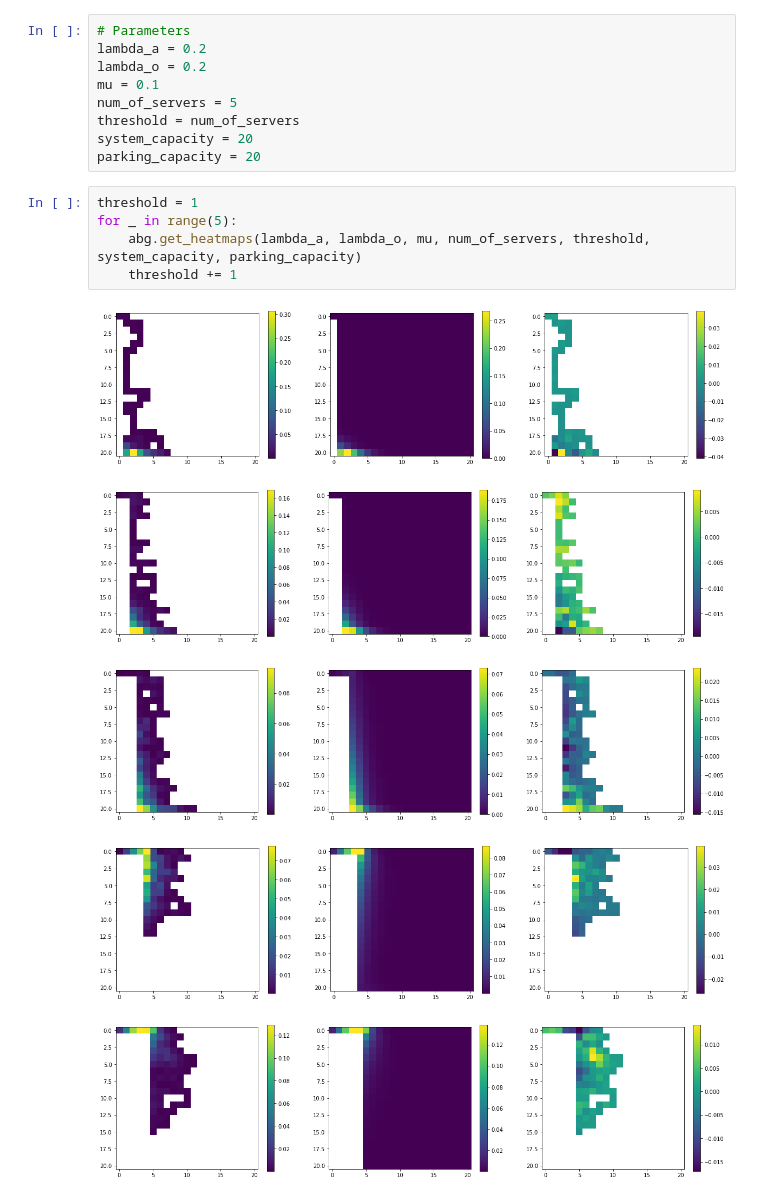
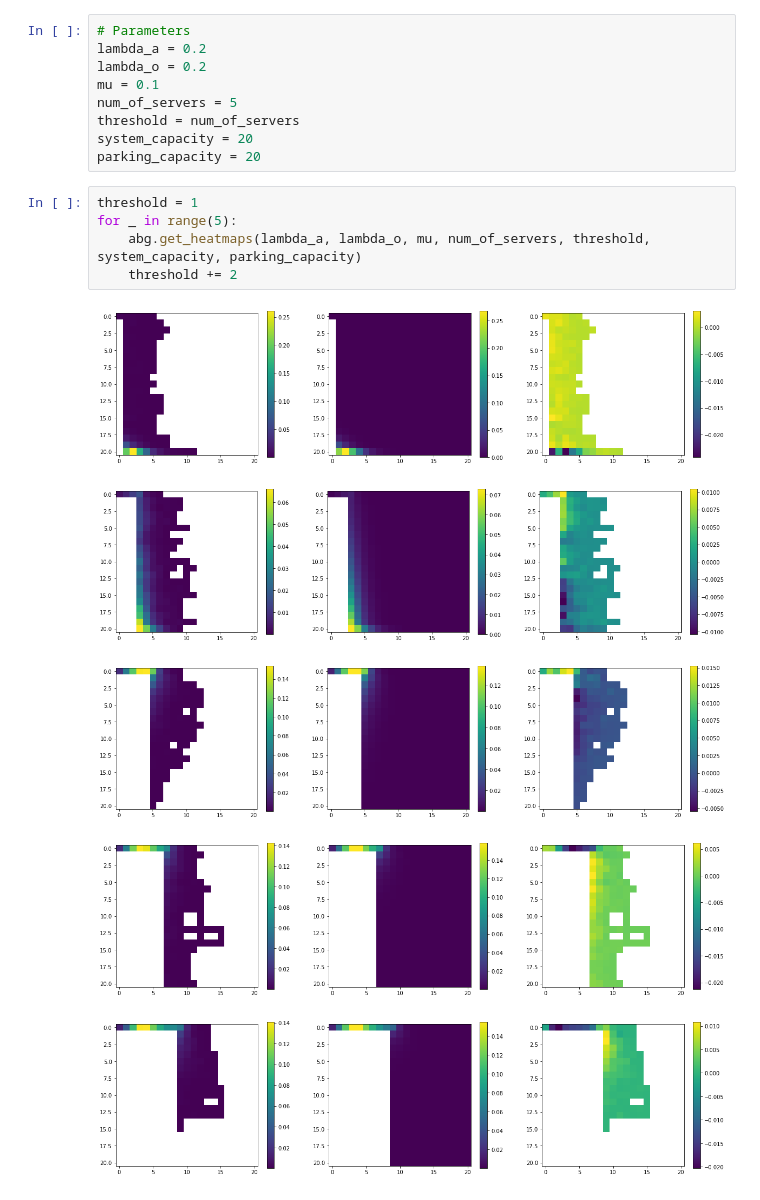
Before and after one commit to MichalisPanayides/AmbulanceDecisionGame, a Jupyter notebook: nbs/results/Comparisons/Compare_state_probabilities.ipynb, the cells around one changed output. Cells and saved outputs as stored; diff of their text form.

```diff
--- a/nbs/results/Comparisons/Compare_state_probabilities.ipynb
+++ b/nbs/results/Comparisons/Compare_state_probabilities.ipynb
@@ -110,11 +106,11 @@ parking_capacity = 20
 # %%
 threshold = 1
 for _ in range(5):
     abg.get_heatmaps(lambda_a, lambda_o, mu, num_of_servers, threshold, system_capacity, parking_capacity)
-    threshold += 1
+    threshold += 2
 # %% [output]
-[figure, old version]
+[figure, new version]
-[figure, old version]
+[figure, new version]
-[figure, old version]
+[figure, new version]
-[figure, old version]
+[figure, new version]
-[figure, old version]
+[figure, new version]
```
Also changed, not shown: parts of 5 cells of this notebook, 8 other files.
